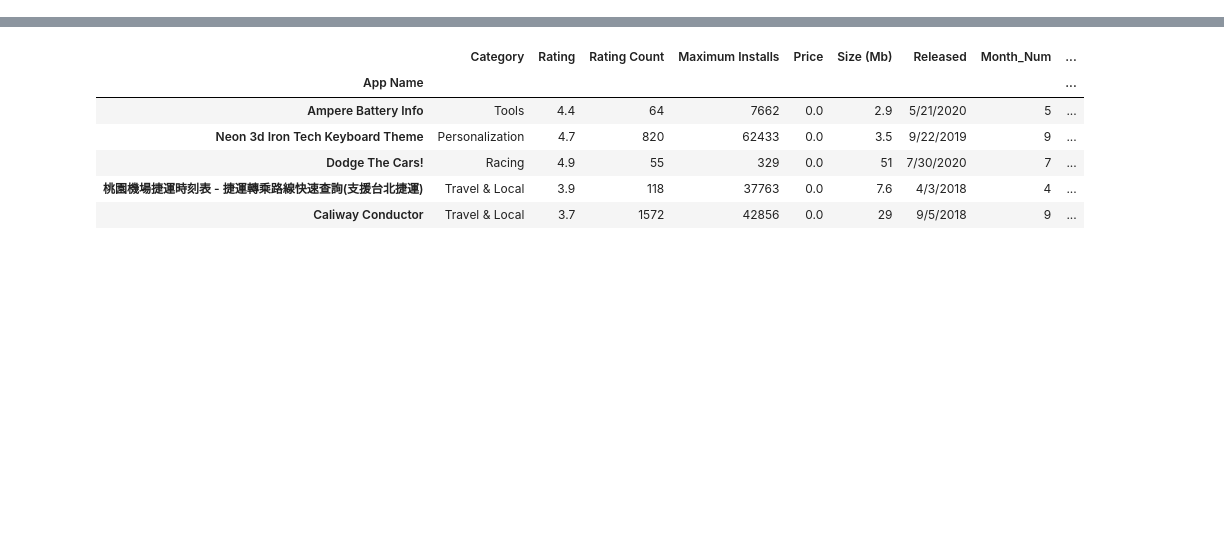
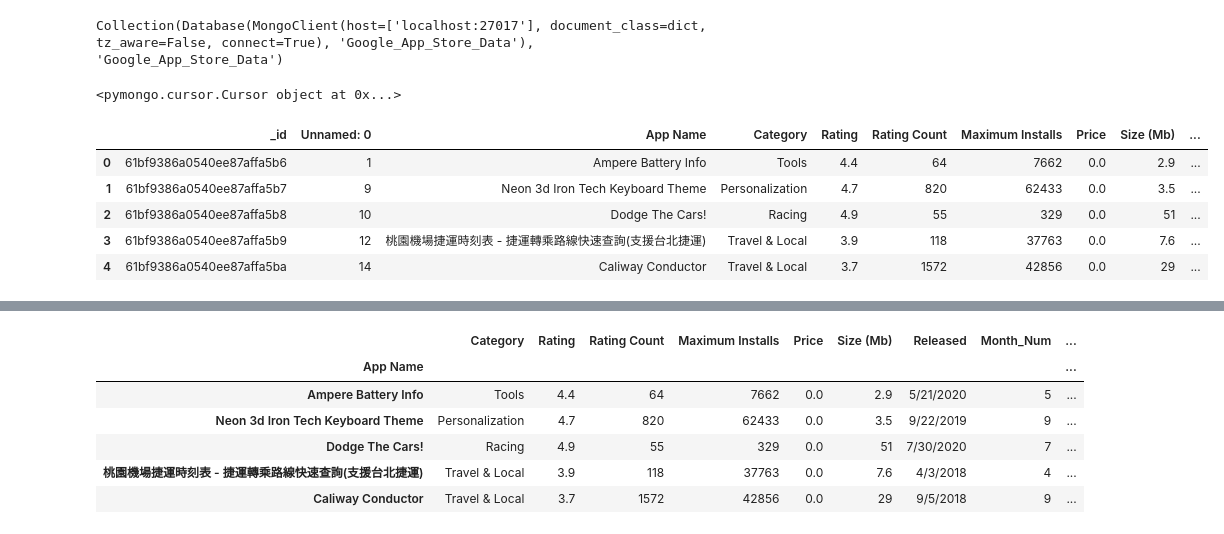
Before and after one commit to Alyssa-Ann/Machine-_Learning_Dashboard_Capstone_2021, a Jupyter notebook: Machine_Learning/Google_App_Machine_Learning.ipynb, the cells around one changed output, grey strips where cells are left out. Drawn from its saved outputs; the diff is of its cells as text; code cells hidden in the pictures; blank space fills up the shorter version.

```diff
--- a/Machine_Learning/Google_App_Machine_Learning.ipynb
+++ b/Machine_Learning/Google_App_Machine_Learning.ipynb
@@ -21,0 +14,2 @@ app_data.head()
+# %%
+app_data = client["Google_App_Store_Data"]
@@ -21,0 +18,4 @@ app_data.head()
+# %%
+print(mycollection)
+# %% [output]
+Collection(Database(MongoClient(host=['localhost:27017'], document_class=dict, tz_aware=False, connect=True), 'Google_App_Store_Data'), 'Google_App_Store_Data')
@@ -21,0 +24,4 @@ app_data.head()
+# %%
+print(all_records)
+# %% [output]
+<pymongo.cursor.Cursor object at 0x...>
@@ -21,0 +30,10 @@ app_data.head()
+# %%
+app_data = pd.DataFrame(list_cursor)
+app_data.head()
+# %% [output]
+|  | _id | Unnamed: 0 | App Name | Category | Rating | Rating Count | Maximum Installs | Price | Size (Mb) | ... |
+| 0 | 61bf9386a0540ee87affa5b6 | 1 | Ampere Battery Info | Tools | 4.4 | 64 | 7662 | 0.0 | 2.9 | ... |
+| 1 | 61bf9386a0540ee87affa5b7 | 9 | Neon 3d Iron Tech Keyboard Theme | Personalization | 4.7 | 820 | 62433 | 0.0 | 3.5 | ... |
+| 2 | 61bf9386a0540ee87affa5b8 | 10 | Dodge The Cars! | Racing | 4.9 | 55 | 329 | 0.0 | 51 | ... |
+| 3 | 61bf9386a0540ee87affa5b9 | 12 | 桃園機場捷運時刻表 - 捷運轉乘路線快速查詢(支援台北捷運) | Travel & Local | 3.9 | 118 | 37763 | 0.0 | 7.6 | ... |
+| 4 | 61bf9386a0540ee87affa5ba | 14 | Caliway Conductor | Travel & Local | 3.7 | 1572 | 42856 | 0.0 | 29 | ... |
```
Also changed, not shown: parts of 27 cells of this notebook, 1 other file.
